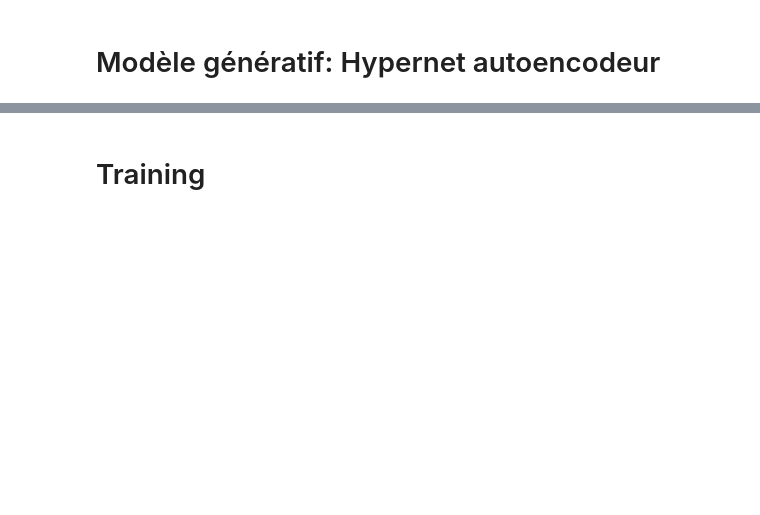
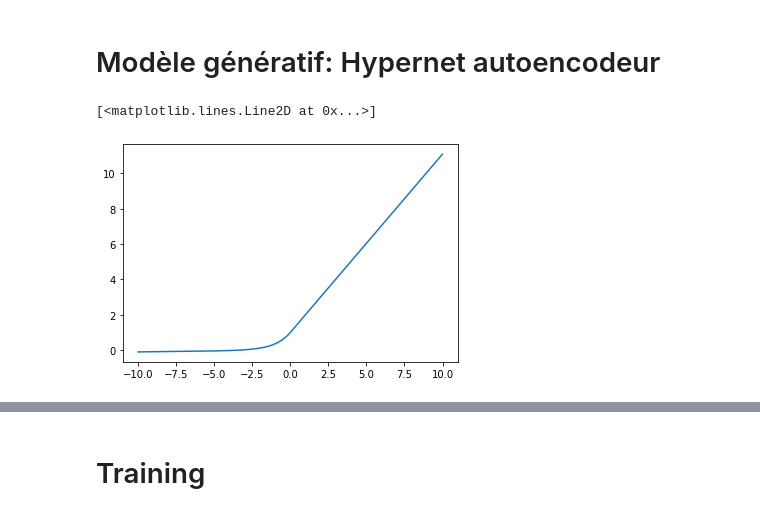
Before and after one commit to cortax/BayesianNN, a Jupyter notebook: BayesHypernet_with_KDE_1D.ipynb, the cells around one changed output, grey strips where cells are left out. Drawn from its saved outputs; the diff is of its cells as text; code cells hidden in the pictures; blank space fills up the shorter version.

```diff
--- a/BayesHypernet_with_KDE_1D.ipynb
+++ b/BayesHypernet_with_KDE_1D.ipynb
@@ -86 +92,4 @@ def LinTanh(x):
+# %%
+def LinELU(x):
+    return torch.nn.functional.elu(x) + 0.01*x + 1.0
 # %%
@@ -89,2 +98,7 @@ def LinSin(x):
+# %%
+plt.plot(x_lin.detach().cpu().numpy(), LinELU(x_lin).detach().cpu().numpy())
+# %% [output]
+[<matplotlib.lines.Line2D at 0x...>]
+[figure, added]
 # %%
 class Net(nn.Module):
```
Also changed, not shown: parts of 28 cells of this notebook.
